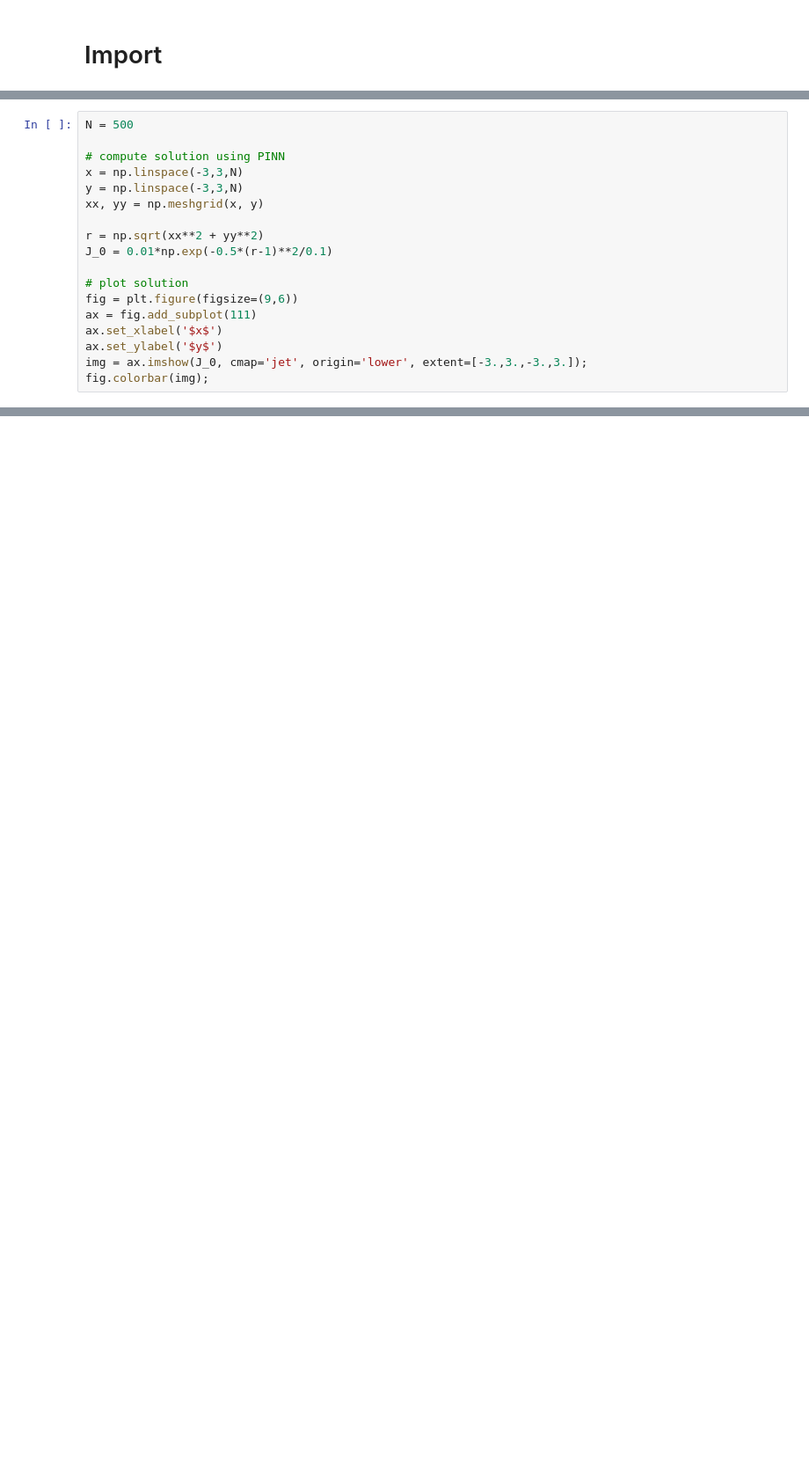
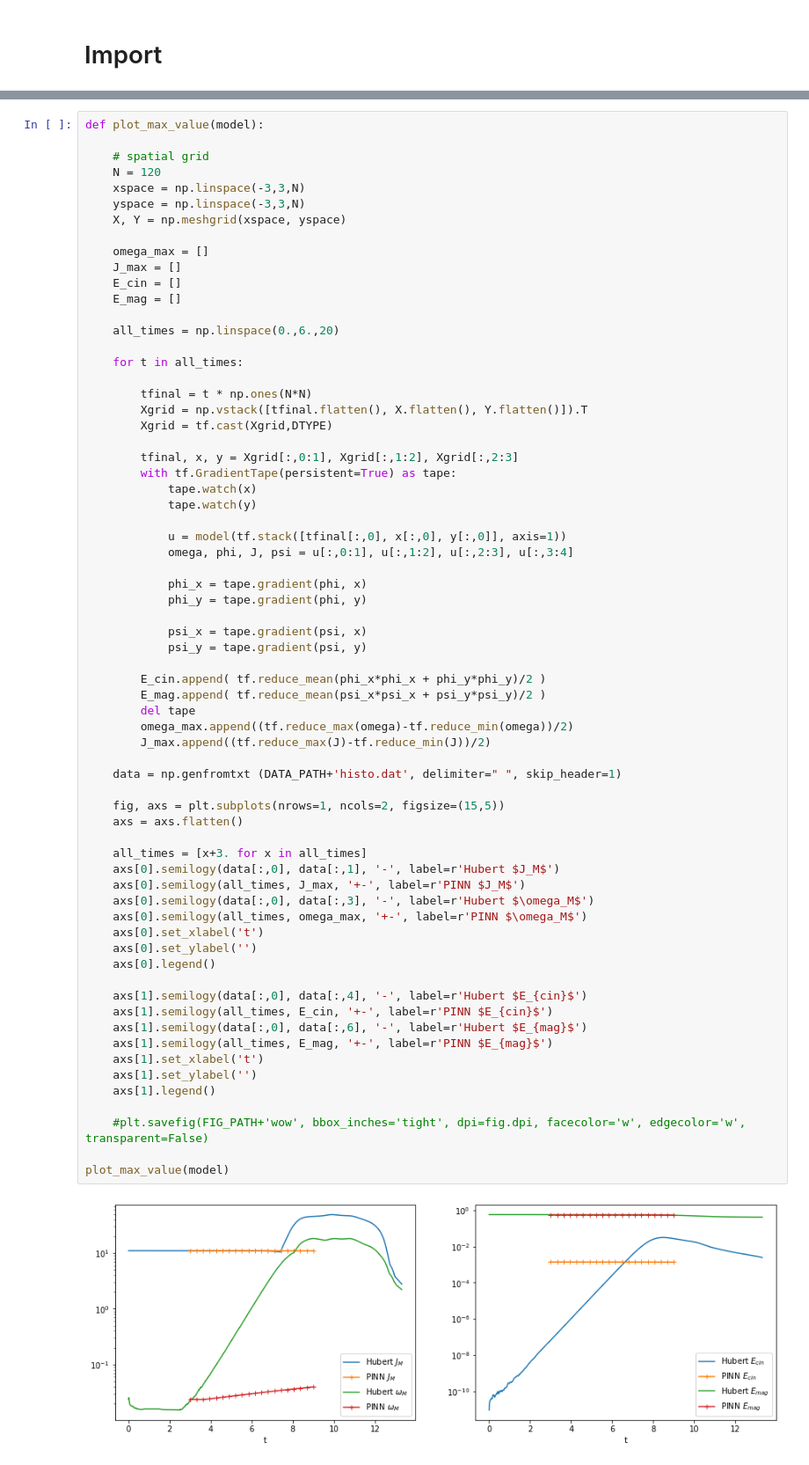
Before and after one commit to VincentItaliano/stage_M2, a Jupyter notebook: MHD/notebooks/MHD-verif.ipynb, the cells around one changed output, grey strips where cells are left out. Shown at 88% size. Drawn from its saved outputs; the diff is of its cells as text; blank space fills up the shorter version.

```diff
--- a/MHD/notebooks/MHD-verif.ipynb
+++ b/MHD/notebooks/MHD-verif.ipynb
@@ -151,18 +107,0 @@ plt.plot(y)
-# %%
-N = 500
-
-# compute solution using PINN
-x = np.linspace(-3,3,N)
-y = np.linspace(-3,3,N)
-xx, yy = np.meshgrid(x, y)
-
-r = np.sqrt(xx**2 + yy**2)
-J_0 = 0.01*np.exp(-0.5*(r-1)**2/0.1)
-
-# plot solution
-fig = plt.figure(figsize=(9,6))
-ax = fig.add_subplot(111)
-ax.set_xlabel('$x$')
-ax.set_ylabel('$y$')
-img = ax.imshow(J_0, cmap='jet', origin='lower', extent=[-3.,3.,-3.,3.]);
-fig.colorbar(img);
@@ -168,0 +110,69 @@ fig.colorbar(img);
+# %%
+def plot_max_value(model):
+
+    # spatial grid
+    N = 120
+    xspace = np.linspace(-3,3,N)
+    yspace = np.linspace(-3,3,N)
+    X, Y = np.meshgrid(xspace, yspace)
+
+    omega_max = []
+    J_max = []
+    E_cin = []
+    E_mag = []
+
+    all_times = np.linspace(0.,6.,20)
+
+    for t in all_times:
+
+        tfinal = t * np.ones(N*N)
+        Xgrid = np.vstack([tfinal.flatten(), X.flatten(), Y.flatten()]).T
+        Xgrid = tf.cast(Xgrid,DTYPE)
+
+        tfinal, x, y = Xgrid[:,0:1], Xgrid[:,1:2], Xgrid[:,2:3]
+        with tf.GradientTape(persistent=True) as tape:
+            tape.watch(x)
+            tape.watch(y)
+
+            u = model(tf.stack([tfinal[:,0], x[:,0], y[:,0]], axis=1))
+            omega, phi, J, psi = u[:,0:1], u[:,1:2], u[:,2:3], u[:,3:4]
+
+            phi_x = tape.gradient(phi, x)
+            phi_y = tape.gradient(phi, y)
+
+            psi_x = tape.gradient(psi, x)
+            psi_y = tape.gradient(psi, y)
+
+        E_cin.append( tf.reduce_mean(phi_x*phi_x + phi_y*phi_y)/2 )
+        E_mag.append( tf.reduce_mean(psi_x*psi_x + psi_y*psi_y)/2 )
+        del tape
+        omega_max.append((tf.reduce_max(omega)-tf.reduce_min(omega))/2)
+        J_max.append((tf.reduce_max(J)-tf.reduce_min(J))/2)
+
+    data = np.genfromtxt (DATA_PATH+'histo.dat', delimiter=" ", skip_header=1)
+
+    fig, axs = plt.subplots(nrows=1, ncols=2, figsize=(15,5))
+    axs = axs.flatten()
+
+    all_times = [x+3. for x in all_times]
+    axs[0].semilogy(data[:,0], data[:,1], '-', label=r'Hubert $J_M$')
+    axs[0].semilogy(all_times, J_max, '+-', label=r'PINN $J_M$')
+    axs[0].semilogy(data[:,0], data[:,3], '-', label=r'Hubert $\omega_M$')
+    axs[0].semilogy(all_times, omega_max, '+-', label=r'PINN $\omega_M$')
+    axs[0].set_xlabel('t')
+    axs[0].set_ylabel('')
+    axs[0].legend()
+
+    axs[1].semilogy(data[:,0], data[:,4], '-', label=r'Hubert $E_{cin}$')
+    axs[1].semilogy(all_times, E_cin, '+-', label=r'PINN $E_{cin}$')
+    axs[1].semilogy(data[:,0], data[:,6], '-', label=r'Hubert $E_{mag}$')
+    axs[1].semilogy(all_times, E_mag, '+-', label=r'PINN $E_{mag}$')
+    axs[1].set_xlabel('t')
+    axs[1].set_ylabel('')
+    axs[1].legend()
+
+    #plt.savefig(FIG_PATH+'wow', bbox_inches='tight', dpi=fig.dpi, facecolor='w', edgecolor='w', transparent=False)
+
+plot_max_value(model)
+# %% [output]
+[figure, added]
```
Also changed, not shown: parts of 11 cells of this notebook, 43 other files.
